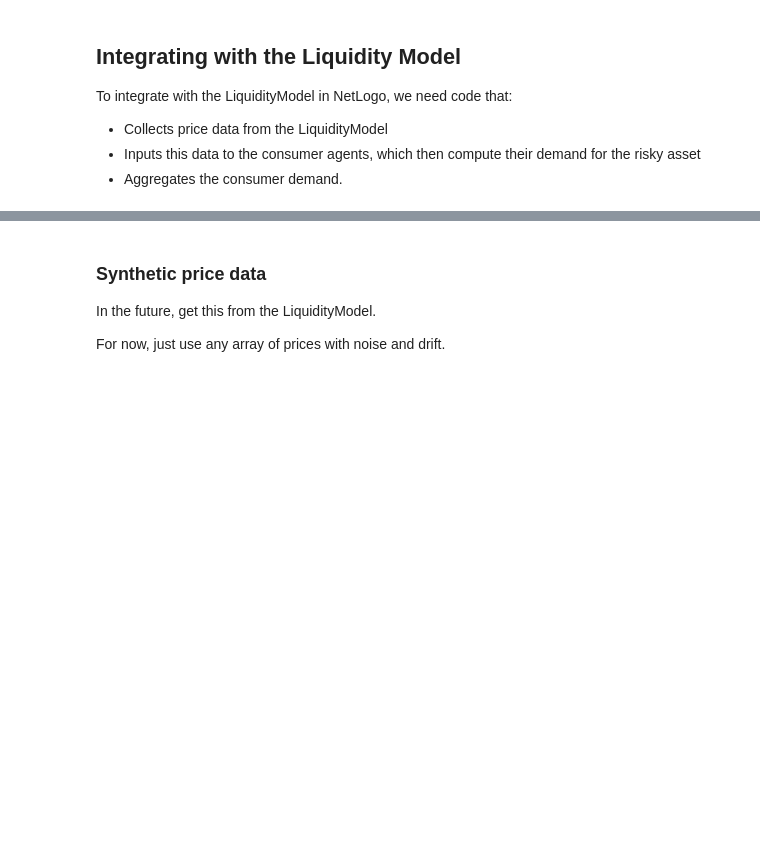
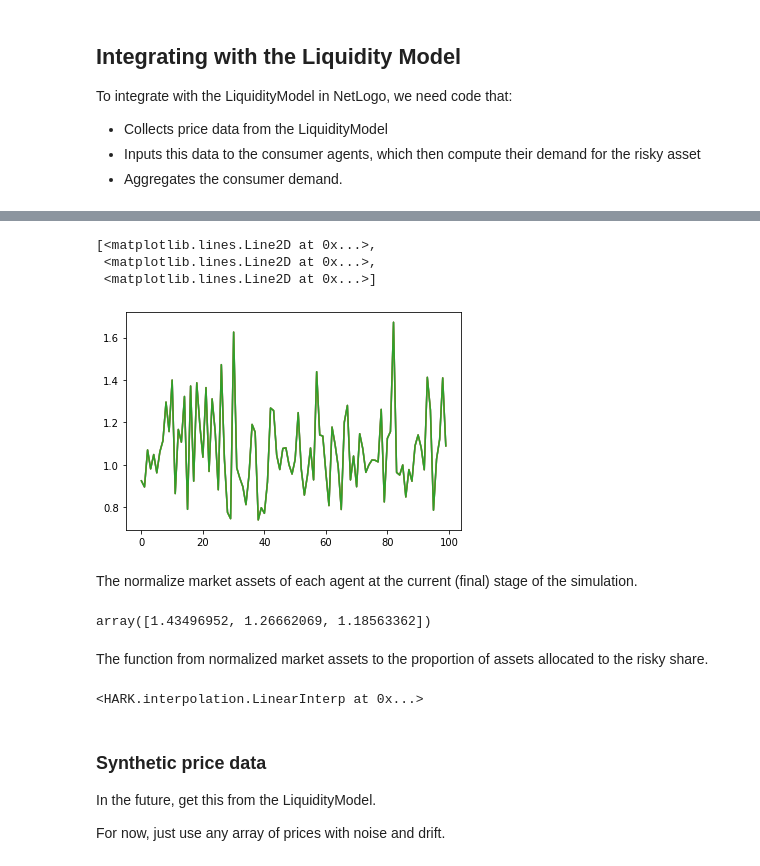
Before and after one commit to sbenthall/SHARKFin, a Jupyter notebook: HARK/Macro-Micro Foundations Demo Code.ipynb, the cells around one changed output, grey strips where cells are left out. Cells and saved outputs as stored; diff of their text form; code cells hidden in the pictures; blank space fills up the shorter version.

```diff
--- a/HARK/Macro-Micro Foundations Demo Code.ipynb
+++ b/HARK/Macro-Micro Foundations Demo Code.ipynb
@@ -268,3 +104,22 @@ demand(1000,50,1.1,0.5)
+# %%
+plt.plot(agent.history['RiskyNow'])
+# %% [output]
+[<matplotlib.lines.Line2D at 0x...>,
+ <matplotlib.lines.Line2D at 0x...>,
+ <matplotlib.lines.Line2D at 0x...>]
+[figure, added]
+# %% [markdown]
+The normalize market assets of each agent at the current (final) stage of the simulation.
+# %%
+agent.mNrmNow
+# %% [output]
+array([1.43496952, 1.26662069, 1.18563362])
+# %% [markdown]
+The function from normalized market assets to the proportion of assets allocated to the risky share.
+# %%
+agent.solution[0].ShareFuncAdj
+# %% [output]
+<HARK.interpolation.LinearInterp at 0x...>
 # %% [markdown]
 ### Synthetic price data
 
```
Also changed, not shown: parts of 49 cells of this notebook, 1 other file.
